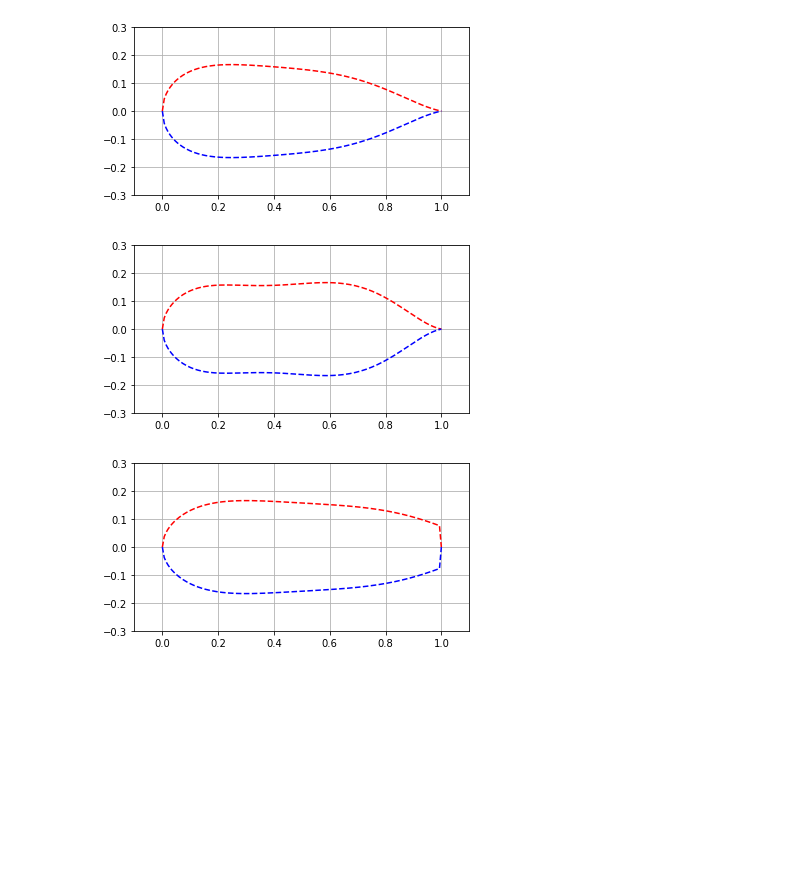
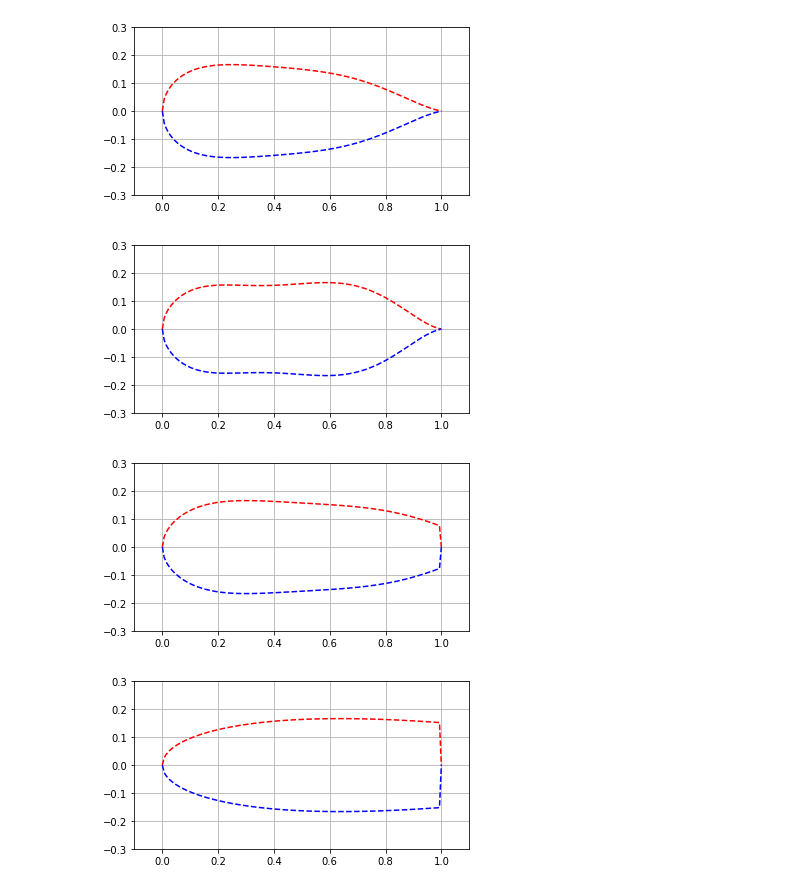
Before and after one commit to elipugh/aa222_project, a Jupyter notebook: results/plotting.ipynb, the cells around one changed output. Cells and saved outputs as stored; diff of their text form; code cells hidden in the pictures; blank space fills up the shorter version.

```diff
--- a/results/plotting.ipynb
+++ b/results/plotting.ipynb
@@ -133,17 +137,17 @@ plot_airfoil(airfoil)
 # %%
 params = [0.4, 0.247, 0.279, 1.985, 0.647]
-params = Parameters(np.array(params))
+params = np.array(params)
 airfoil = Airfoil(params)
 plot_airfoil(airfoil)
 # %% [output]
-[figure, old version]
+[figure, new version]
 # %%
 params = [0.396, 0.229, 0.287, 1.99, 0.67]
-params = Parameters(np.array(params))
+params = np.array(params)
 airfoil = Airfoil(params)
 plot_airfoil(airfoil)
 # %% [output]
-[figure, old version]
+[figure, new version]
 # %%
 designs = [
 [0.4, 0.26, 0.26, 2.0, 0.628],
@@ -281,11 +285,11 @@ def plot_anim(designs, objs):
         plot_airfoil(airfoil, f=filename, l=label)
 # %%
 params = [0.397, 0.246, 0.294, 2.283, 0.611, 0.82]
-params = Parameters(np.array(params))
+params = np.array(params)
 airfoil = Airfoil(params)
 plot_airfoil(airfoil)
 # %% [output]
-[figure, old version]
+[figure, new version]
 # %%
 designs = [
     [0.4, 0.26, 0.26, 2.2, 0.628, 0.9],
@@ -788,0 +795,31 @@ objs = [
+# %%
+class Airfoil2(object):
+    '''
+    Credit for this class goes to
+    https://github.com/mbodmer/libairfoil
+    Airfoil defined by PARSEC Parameters
+    '''
+    def __init__(self, params):
+        self.thickness = 1
+        self.truncation = params[0]
+
+    def Z_up(self, X):
+        X = X * self.truncation
+        t = self.thickness
+        foil = 5*t * (.2969*np.sqrt(X) - .1260*X - .3516*X**2 + .2843*X**3 - .102*X**4)
+        foil[-1] = 0
+        return foil
+
+    def Z_lo(self, X):
+        '''Returns Z(X) on lower surface, calculates PARSEC polynomial'''
+        X = X * self.truncation
+        t = self.thickness
+        foil = -5*t * (.2969*np.sqrt(X) - .1260*X - .3516*X**2 + .2843*X**3 - .102*X**4)
+        foil[-1] = 0
+        return foil
+# %%
+params = [.47]
+airfoil = Airfoil2(params)
+plot_airfoil(airfoil)
+# %% [output]
+[figure, added]
```
Also changed, not shown: parts of 15 cells of this notebook.
